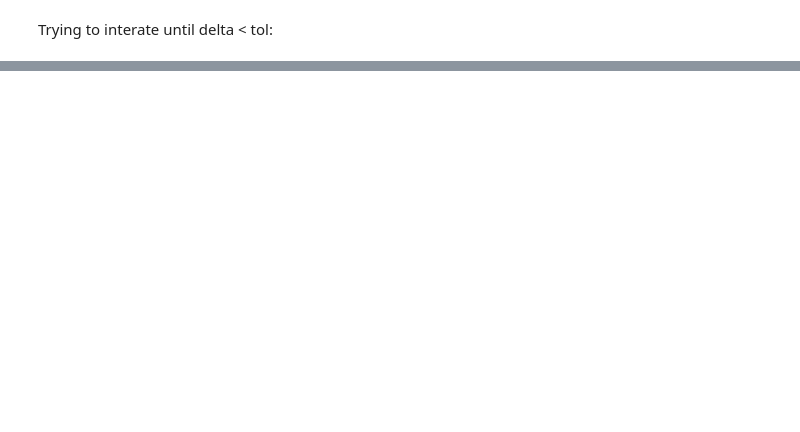
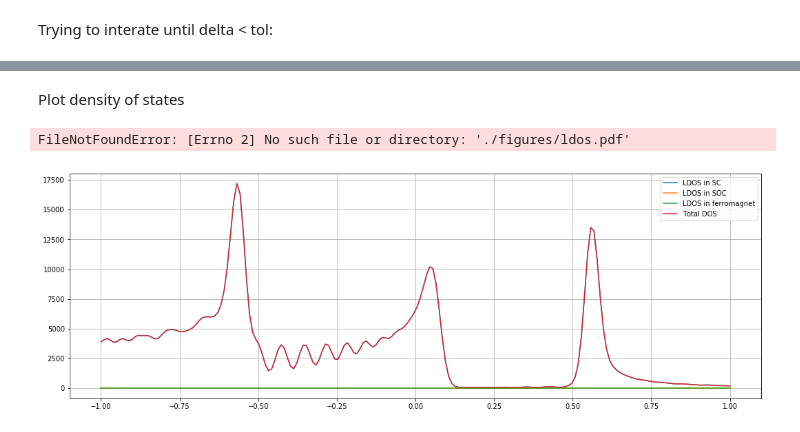
Before and after one commit to martinedyring/FysMat.SpinOrbitJosephsonJunction, a Jupyter notebook: Prosjektoppgave/Notebooks/Test_pa.ipynb, the cells around one changed output, grey strips where cells are left out. Drawn from its saved outputs; the diff is of its cells as text; code cells hidden in the pictures; blank space fills up the shorter version.

```diff
--- a/Prosjektoppgave/Notebooks/Test_pa.ipynb
+++ b/Prosjektoppgave/Notebooks/Test_pa.ipynb
@@ -56,0 +58,7 @@ dim eigenvectors:  (800, 800, 51)
+# %% [markdown]
+Plot density of states
+# %%
+plot_density_of_states(es, ldos)
+# %% [output]
+FileNotFoundError: [Errno 2] No such file or directory: './figures/ldos.pdf'
+[figure, added]
```
Also changed, not shown: parts of 9 cells of this notebook, 6 other files.
